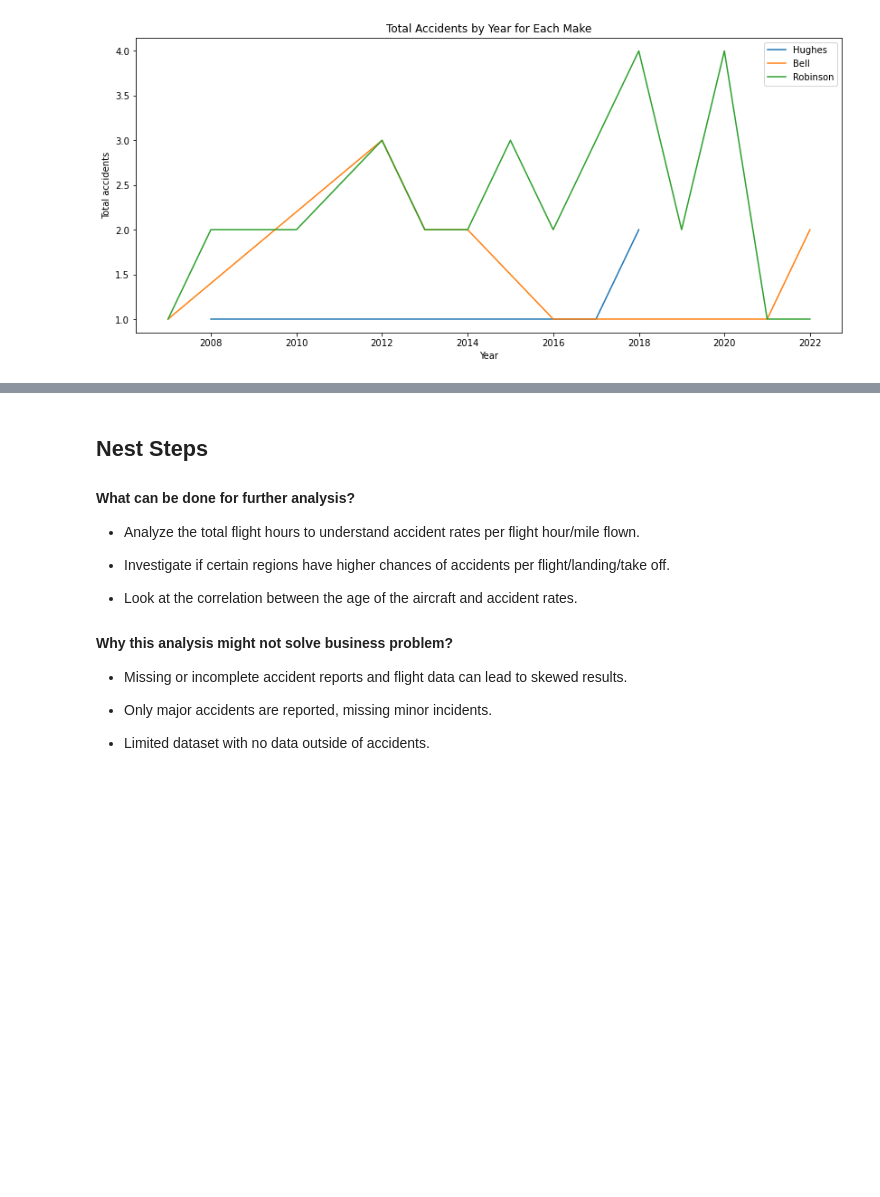
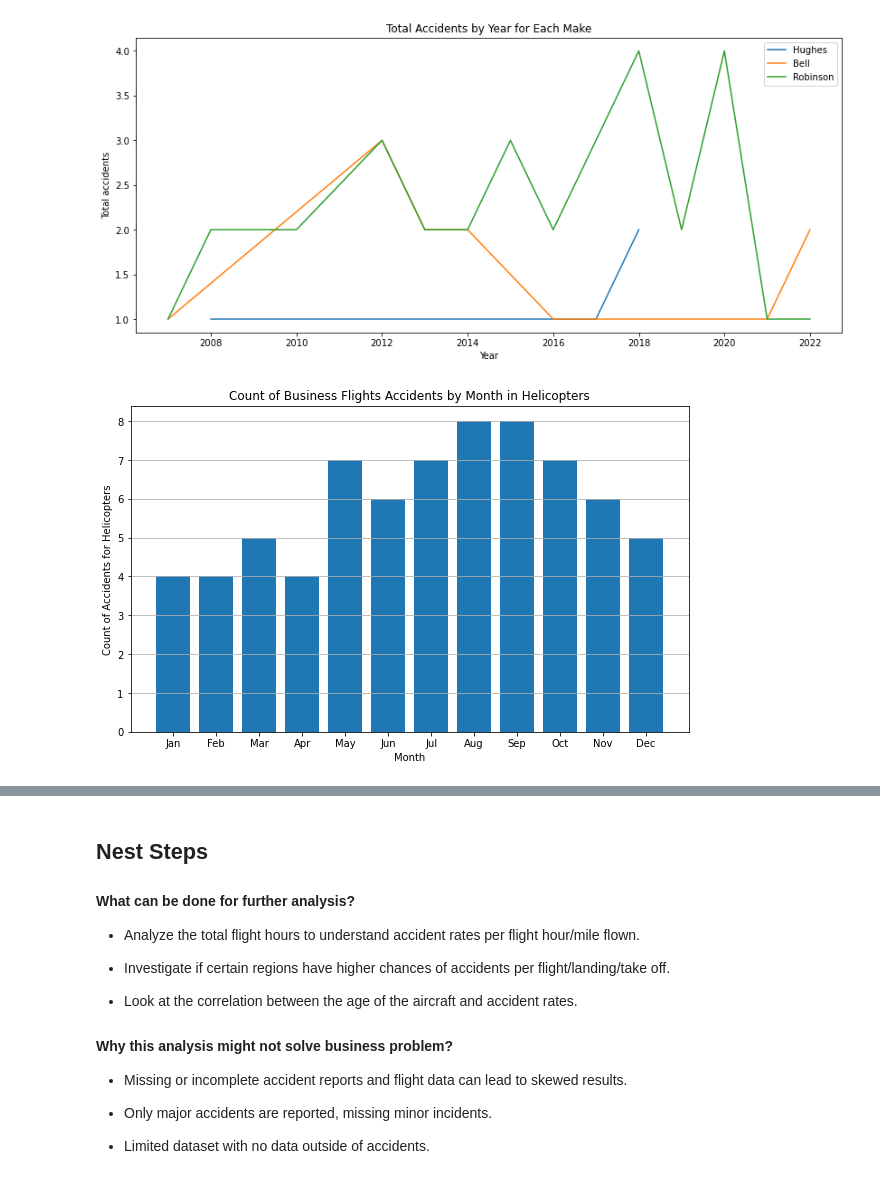
Before and after one commit to dolgorp/aviation_accidents_analysis, a Jupyter notebook: master_ aviation_business.ipynb, the cells around one changed output, grey strips where cells are left out. Drawn from its saved outputs; the diff is of its cells as text; code cells hidden in the pictures; blank space fills up the shorter version.

```diff
--- a/master_ aviation_business.ipynb
+++ b/master_ aviation_business.ipynb
@@ -407,6 +410,24 @@ plt.title('Total Accidents by Year for Each Make')
 # %% [output]
 Text(0.5, 1.0, 'Total Accidents by Year for Each Make')
 [figure]
+# %%
+#Counting accidents in each month for helicopters
+bf_month_heli = bf_heli.groupby('Month')['Event Id'].count().reset_index(name='count')
+
+x_m_heli = bf_month_heli['Month']
+y_m_heli = bf_month_heli['count']
+
+# Plotting business flights accidents by months
+plt.figure(figsize=(10, 6))
+plt.bar(x_m_heli, y_m_heli)
+plt.xlabel('Month')
+plt.ylabel('Count of Accidents for Helicopters')
+plt.title('Count of Business Flights Accidents by Month in Helicopters')
+plt.xticks(ticks=range(1, 13), labels=['Jan', 'Feb', 'Mar', 'Apr', 'May', 'Jun', 'Jul', 'Aug', 'Sep', 'Oct', 'Nov', 'Dec'])
+plt.grid(axis='y')
+plt.show()
+# %% [output]
+[figure, added]
 # %% [markdown]
 ## Summary
 
```
Also changed, not shown: parts of 10 cells of this notebook, 4 other files.
